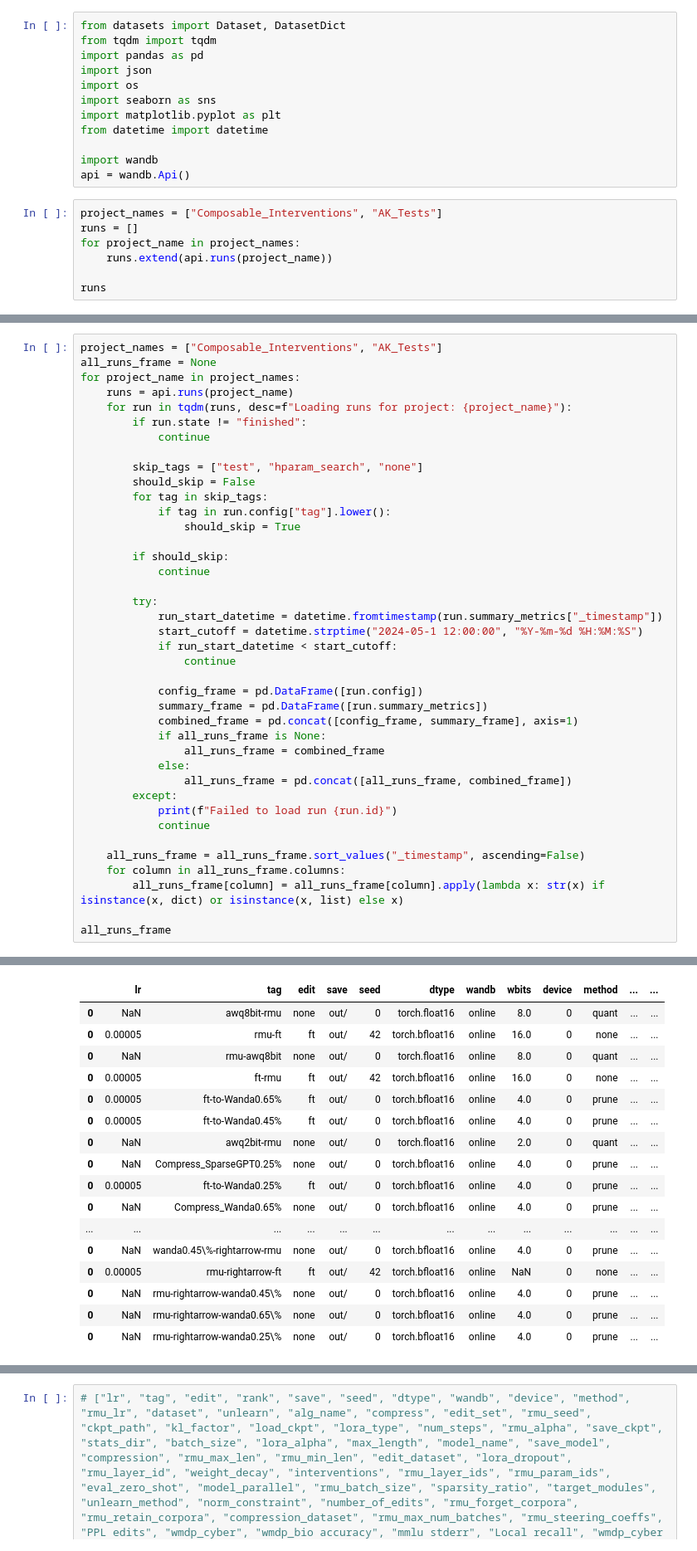
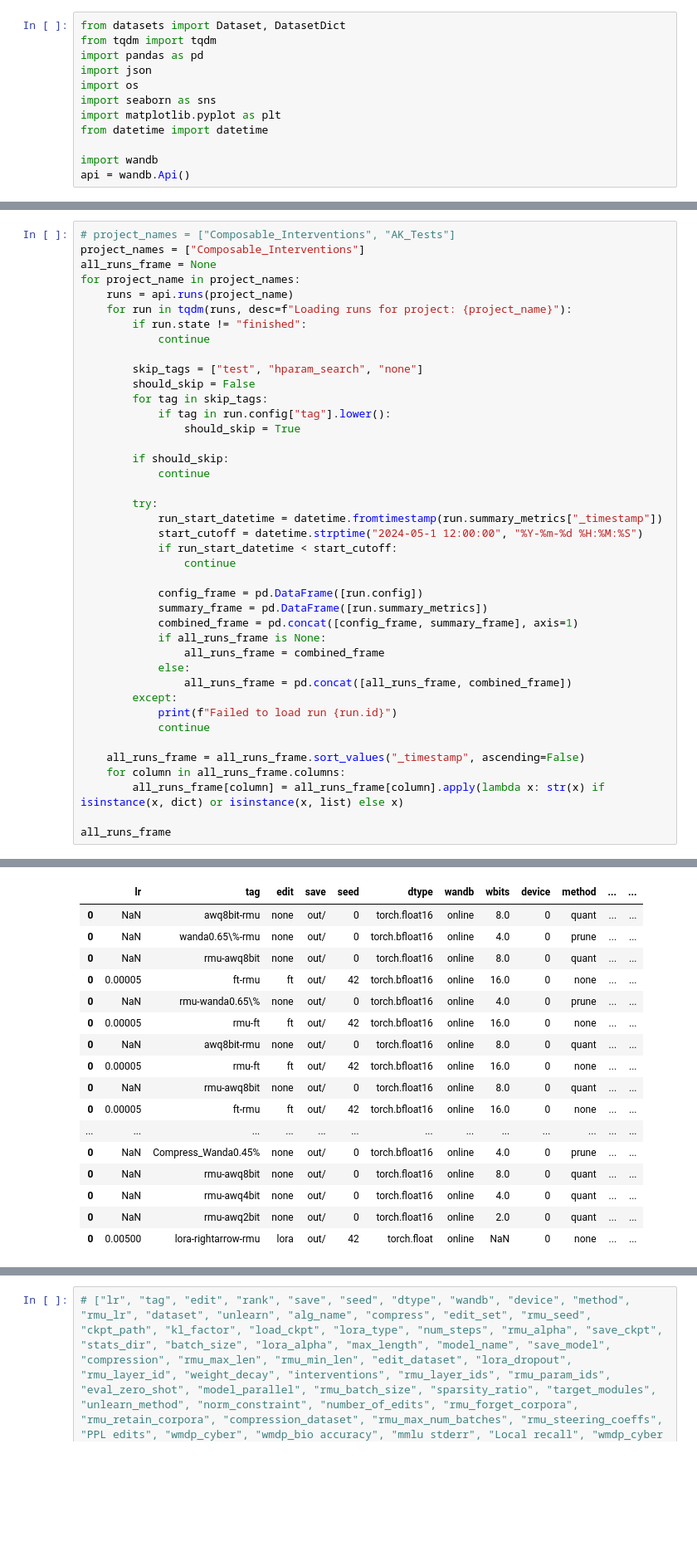
Before and after one commit to hartvigsen-group/composable-interventions, a Jupyter notebook: notebooks/pull_wandb_data.ipynb, the cells around one changed output, grey strips where cells are left out. Shown at 83% size. Cells and saved outputs as stored; diff of their text form; blank space fills up the shorter version.

```diff
--- a/notebooks/pull_wandb_data.ipynb
+++ b/notebooks/pull_wandb_data.ipynb
@@ -10,10 +10,3 @@ from datetime import datetime
 
 import wandb
 api = wandb.Api()
-# %%
-project_names = ["Composable_Interventions", "AK_Tests"]
-runs = []
-for project_name in project_names:
-    runs.extend(api.runs(project_name))
-
-runs
@@ -22,5 +13,6 @@ KeyboardInterrupt:
 # %%
-project_names = ["Composable_Interventions", "AK_Tests"]
+# project_names = ["Composable_Interventions", "AK_Tests"]
+project_names = ["Composable_Interventions"]
 all_runs_frame = None
 for project_name in project_names:
     runs = api.runs(project_name)
@@ -35,46 +27,46 @@ for project_name in project_names:
                 should_skip = True
 
         if should_skip:
             continue
 
         try:
             run_start_datetime = datetime.fromtimestamp(run.summary_metrics["_timestamp"])
             start_cutoff = datetime.strptime("2024-05-1 12:00:00", "%Y-%m-%d %H:%M:%S")
             if run_start_datetime < start_cutoff:
                 continue
 
             config_frame = pd.DataFrame([run.config])
             summary_frame = pd.DataFrame([run.summary_metrics])
             combined_frame = pd.concat([config_frame, summary_frame], axis=1)
             if all_runs_frame is None:
                 all_runs_frame = combined_frame
             else:
                 all_runs_frame = pd.concat([all_runs_frame, combined_frame])
         except:
             print(f"Failed to load run {run.id}")
             continue
 
     all_runs_frame = all_runs_frame.sort_values("_timestamp", ascending=False)
     for column in all_runs_frame.columns:
         all_runs_frame[column] = all_runs_frame[column].apply(lambda x: str(x) if isinstance(x, dict) or isinstance(x, list) else x)
 
 all_runs_frame
 # %% [output]
 Failed to load run h2z4tg77
 |  | lr | tag | edit | save | seed | dtype | wandb | wbits | device | method | ... | ... |
+| 0 | NaN | awq8bit-rmu | none | out/ | 0 | torch.float16 | online | 8.0 | 0 | quant | ... | ... |
+| 0 | NaN | wanda0.65\%-rmu | none | out/ | 0 | torch.bfloat16 | online | 4.0 | 0 | prune | ... | ... |
+| 0 | NaN | rmu-awq8bit | none | out/ | 0 | torch.float16 | online | 8.0 | 0 | quant | ... | ... |
+| 0 | 0.00005 | ft-rmu | ft | out/ | 42 | torch.bfloat16 | online | 16.0 | 0 | none | ... | ... |
+| 0 | NaN | rmu-wanda0.65\% | none | out/ | 0 | torch.bfloat16 | online | 4.0 | 0 | prune | ... | ... |
+| 0 | 0.00005 | rmu-ft | ft | out/ | 42 | torch.bfloat16 | online | 16.0 | 0 | none | ... | ... |
 | 0 | NaN | awq8bit-rmu | none | out/ | 0 | torch.float16 | online | 8.0 | 0 | quant | ... | ... |
 | 0 | 0.00005 | rmu-ft | ft | out/ | 42 | torch.bfloat16 | online | 16.0 | 0 | none | ... | ... |
 | 0 | NaN | rmu-awq8bit | none | out/ | 0 | torch.float16 | online | 8.0 | 0 | quant | ... | ... |
 | 0 | 0.00005 | ft-rmu | ft | out/ | 42 | torch.bfloat16 | online | 16.0 | 0 | none | ... | ... |
-| 0 | 0.00005 | ft-to-Wanda0.65% | ft | out/ | 0 | torch.bfloat16 | online | 4.0 | 0 | prune | ... | ... |
-| 0 | 0.00005 | ft-to-Wanda0.45% | ft | out/ | 0 | torch.bfloat16 | online | 4.0 | 0 | prune | ... | ... |
-| 0 | NaN | awq2bit-rmu | none | out/ | 0 | torch.float16 | online | 2.0 | 0 | quant | ... | ... |
-| 0 | NaN | Compress_SparseGPT0.25% | none | out/ | 0 | torch.bfloat16 | online | 4.0 | 0 | prune | ... | ... |
-| 0 | 0.00005 | ft-to-Wanda0.25% | ft | out/ | 0 | torch.bfloat16 | online | 4.0 | 0 | prune | ... | ... |
-| 0 | NaN | Compress_Wanda0.65% | none | out/ | 0 | torch.bfloat16 | online | 4.0 | 0 | prune | ... | ... |
 | ... | ... | ... | ... | ... | ... | ... | ... | ... | ... | ... | ... | ... |
-| 0 | NaN | wanda0.45\%-rightarrow-rmu | none | out/ | 0 | torch.bfloat16 | online | 4.0 | 0 | prune | ... | ... |
-| 0 | 0.00005 | rmu-rightarrow-ft | ft | out/ | 42 | torch.bfloat16 | online | NaN | 0 | none | ... | ... |
-| 0 | NaN | rmu-rightarrow-wanda0.45\% | none | out/ | 0 | torch.bfloat16 | online | 4.0 | 0 | prune | ... | ... |
-| 0 | NaN | rmu-rightarrow-wanda0.65\% | none | out/ | 0 | torch.bfloat16 | online | 4.0 | 0 | prune | ... | ... |
-| 0 | NaN | rmu-rightarrow-wanda0.25\% | none | out/ | 0 | torch.bfloat16 | online | 4.0 | 0 | prune | ... | ... |
+| 0 | NaN | Compress_Wanda0.45% | none | out/ | 0 | torch.bfloat16 | online | 4.0 | 0 | prune | ... | ... |
+| 0 | NaN | rmu-awq8bit | none | out/ | 0 | torch.float16 | online | 8.0 | 0 | quant | ... | ... |
+| 0 | NaN | rmu-awq4bit | none | out/ | 0 | torch.float16 | online | 4.0 | 0 | quant | ... | ... |
+| 0 | NaN | rmu-awq2bit | none | out/ | 0 | torch.float16 | online | 2.0 | 0 | quant | ... | ... |
+| 0 | 0.00500 | lora-rightarrow-rmu | lora | out/ | 42 | torch.float | online | NaN | 0 | none | ... | ... |
```
Also changed, not shown: parts of 6 cells of this notebook, 3 other files.
